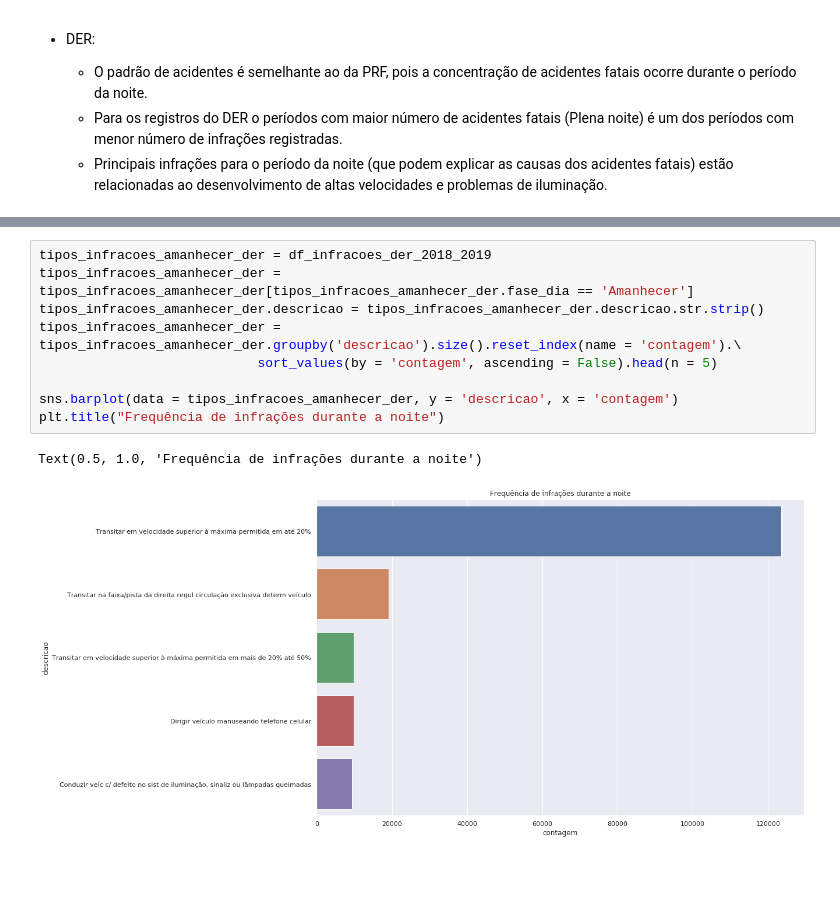
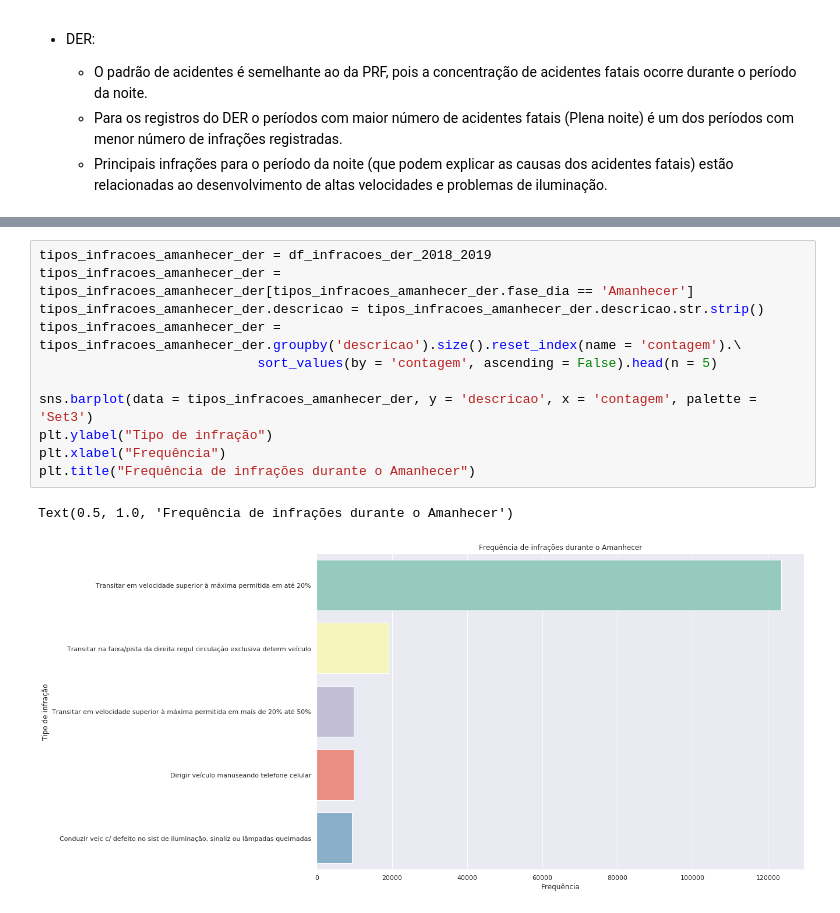
Before and after one commit to IagoCarvalho/tcc_scripts, a Jupyter notebook: QP05-Analysis.ipynb, the cells around one changed output, grey strips where cells are left out. Cells and saved outputs as stored; diff of their text form; blank space fills up the shorter version.

```diff
--- a/QP05-Analysis.ipynb
+++ b/QP05-Analysis.ipynb
@@ -254,15 +268,17 @@ Text(0.5, 1.0, 'Frequência de infrações durante a noite')
 # %%
 tipos_infracoes_amanhecer_der = df_infracoes_der_2018_2019
 tipos_infracoes_amanhecer_der = tipos_infracoes_amanhecer_der[tipos_infracoes_amanhecer_der.fase_dia == 'Amanhecer']
 tipos_infracoes_amanhecer_der.descricao = tipos_infracoes_amanhecer_der.descricao.str.strip()
 tipos_infracoes_amanhecer_der = tipos_infracoes_amanhecer_der.groupby('descricao').size().reset_index(name = 'contagem').\
                             sort_values(by = 'contagem', ascending = False).head(n = 5)
 
-sns.barplot(data = tipos_infracoes_amanhecer_der, y = 'descricao', x = 'contagem')
-plt.title("Frequência de infrações durante a noite")
+sns.barplot(data = tipos_infracoes_amanhecer_der, y = 'descricao', x = 'contagem', palette = 'Set3')
+plt.ylabel("Tipo de infração")
+plt.xlabel("Frequência")
+plt.title("Frequência de infrações durante o Amanhecer")
 # %% [output]
-Text(0.5, 1.0, 'Frequência de infrações durante a noite')
+Text(0.5, 1.0, 'Frequência de infrações durante o Amanhecer')
-[figure, old version]
+[figure, new version]
 # %%
 tipos_infracoes_dia_der = df_infracoes_der_2018_2019
 tipos_infracoes_dia_der = tipos_infracoes_dia_der[tipos_infracoes_dia_der.fase_dia == 'Pleno dia']
```
Also changed, not shown: parts of 16 cells of this notebook, 3 other files.
